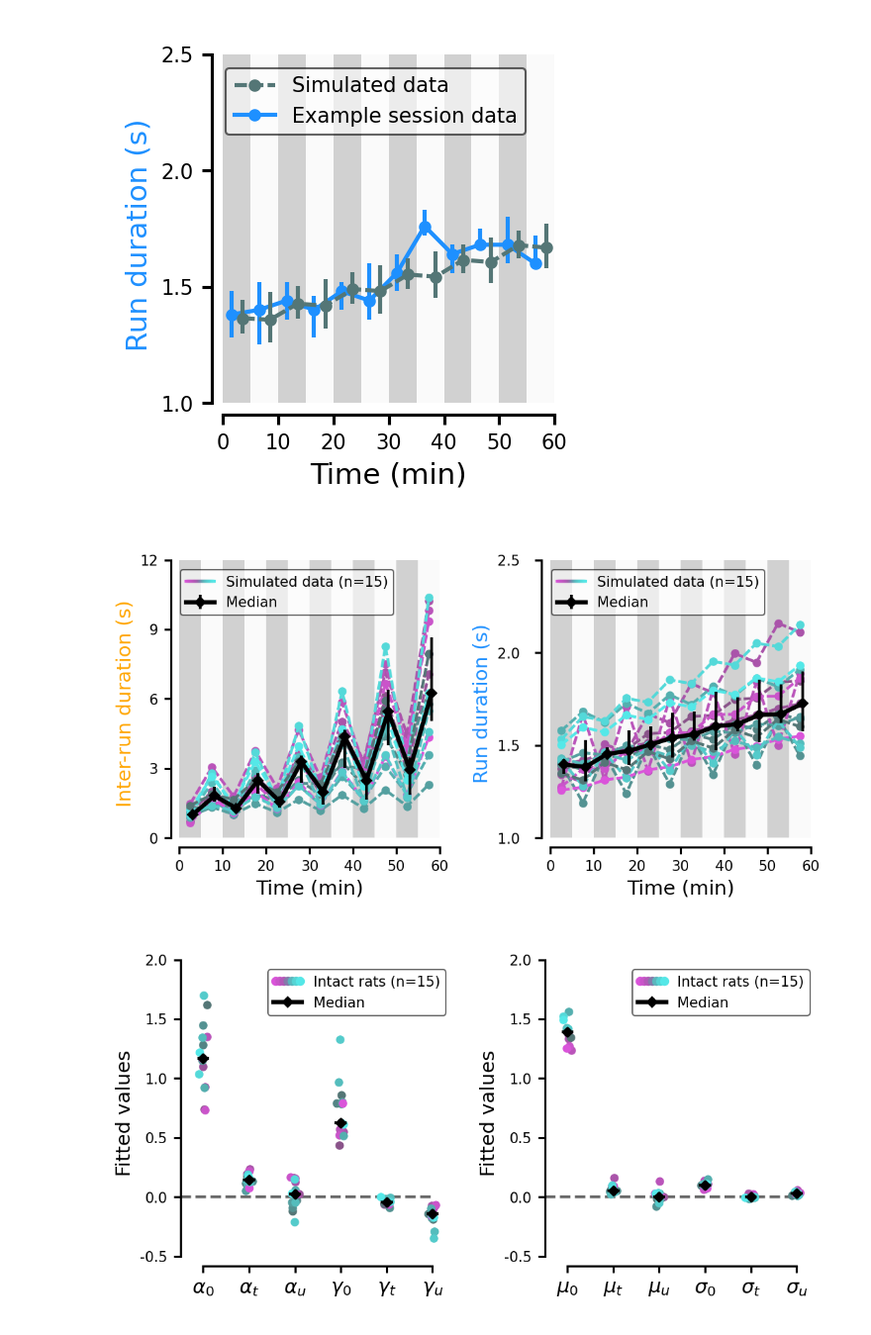
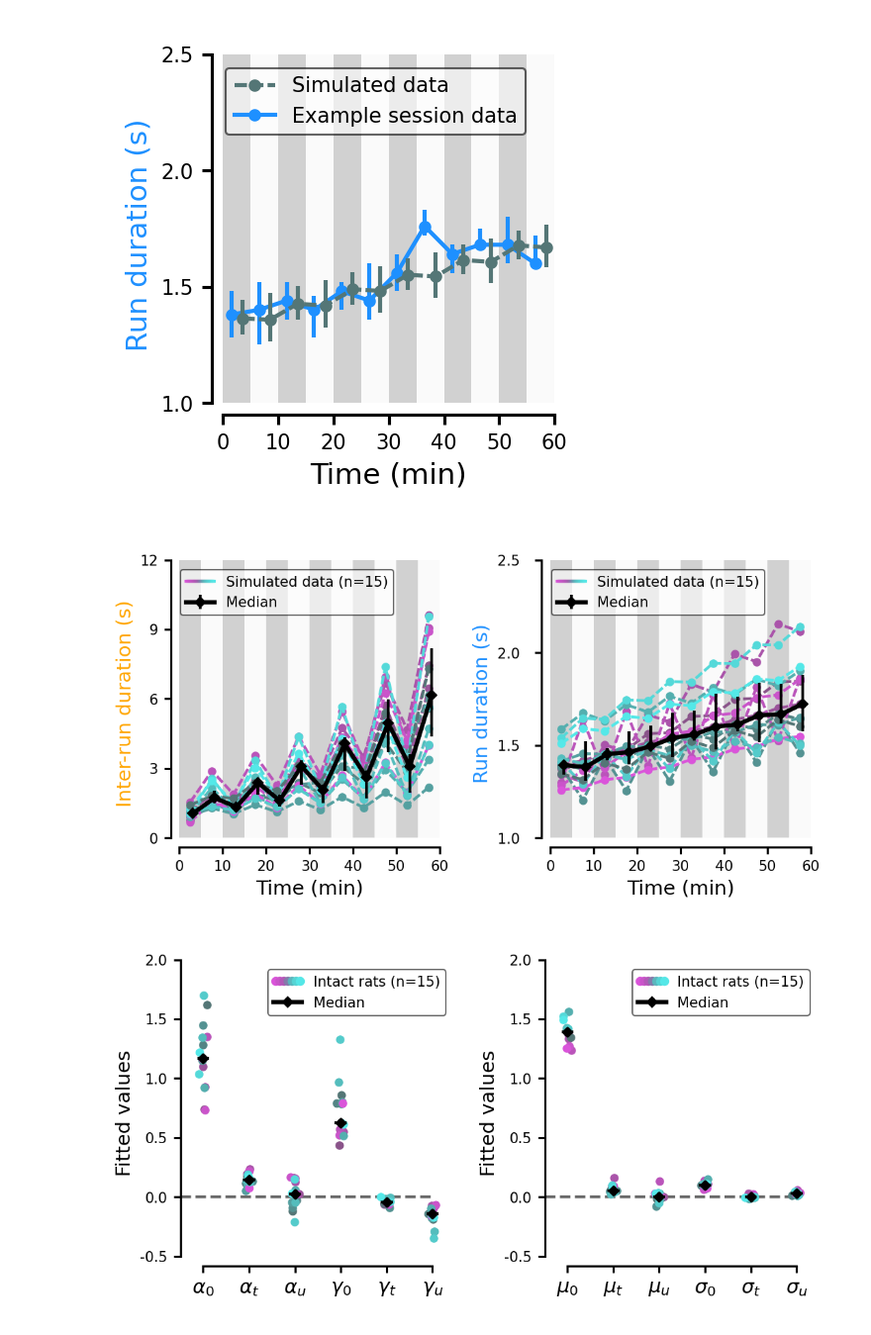
Before and after one commit to HeathenToaster/RunningFastAndSlow, a Jupyter notebook: Figure_2.ipynb, the cells around one changed output. Shown at 99% size. Saved outputs shown, nothing was run; the diff lists cells and outputs as text; code cells hidden in the pictures.

```diff
--- a/Figure_2.ipynb
+++ b/Figure_2.ipynb
@@ -800,24 +747,12 @@ def plot_fits(ax, animal_list, example_rat=example_rat, run_or_interrun='run'):
 
     model_fits = {animal: [] for animal in animal_list}
     for animal in animal_list:
-        PARAM1 = np.zeros((N_bins, N_avg))
-        PARAM2 = np.zeros((N_bins, N_avg))
-        for bin in range(N_bins):
-            for avg in range(N_avg):
-                if run_or_interrun == 'IR':
-                    PARAM1[bin, avg] = alpha_0[animal][cond] + bin * alpha_t[animal][cond] + avg * alpha_u[animal][cond]
-                    PARAM2[bin, avg] = gamma_0[animal][cond] + bin * gamma_t[animal][cond] + avg * gamma_u[animal][cond]
-                elif run_or_interrun == 'R':
-                    PARAM1[bin, avg] = mu_0[animal][cond] + bin * mu_t[animal][cond] + avg * mu_u[animal][cond]
-                    PARAM2[bin, avg] = sigma_0[animal][cond] + bin * sigma_t[animal][cond] + avg * sigma_u[animal][cond]
-
-        param_1 = []
-        param_2 = []
-        for i in range(6):
-            param_1.append(.9*PARAM1[i][0]+0.1*PARAM1[i][1])
-            param_1.append(.9*PARAM1[i][-1]+0.1*PARAM1[i][-2])
-            param_2.append(.9*PARAM2[i][0]+0.1*PARAM2[i][1])
-            param_2.append(.9*PARAM2[i][-1]+0.1*PARAM2[i][-2])
+        if run_or_interrun == 'IR':
+            param_1 = reconstruct_param(alpha_0[animal][cond], alpha_t[animal][cond], alpha_u[animal][cond])
+            param_2 = reconstruct_param(gamma_0[animal][cond], gamma_t[animal][cond], gamma_u[animal][cond])
+        elif run_or_interrun == 'R':
+            param_1 = reconstruct_param(mu_0[animal][cond], mu_t[animal][cond], mu_u[animal][cond])
+            param_2 = reconstruct_param(sigma_0[animal][cond], sigma_t[animal][cond], sigma_u[animal][cond])
 
         simulation_f = generate_idle_time if run_or_interrun == 'IR' else generate_running_time
         simulated_data = [simulation_f(param_1[i], param_2[i], 10000) for i in range(12)]
@@ -828,34 +763,34 @@ def plot_fits(ax, animal_list, example_rat=example_rat, run_or_interrun='run'):
 
     shift = .625
 
     xx = [xi + shift for xi in x]
     yy = [np.median([model_fits[animal][i] for animal in animal_list]) for i in range(len(x))]
 
 
     bot, top = 25, 75
     err = []
     for i in range(len(x)):
         median = np.median([model_fits[animal][i] for animal in animal_list])
         percentile_bot = np.percentile([model_fits[animal][i] for animal in animal_list], bot)
         percentile_top = np.percentile([model_fits[animal][i] for animal in animal_list], top)
         err.append([median - percentile_bot, percentile_top - median])
     err = np.array(err).T
 
     median = ax.errorbar(xx, yy, yerr=err, capsize=0,
                         color='k', marker='D', markersize=2, lw=1.5, elinewidth=1,
                         label=f'Median', zorder=100
                         )
 
     add_colored_intact(ax, handles=[median], type='line',
                     labels=['Median'], text=f'Simulated data (n={len(animal_list)})',
                     loc='upper left', bbox=(.01, .99))
 
 
 fig, (ax, ax1) = plt.subplots(1, 2, figsize=(cm2inch(9), cm2inch(4.5)))
 plot_fits(ax, intact_rats, run_or_interrun='IR')
 plot_fits(ax1, intact_rats, run_or_interrun='R')
 # %% [output]
-[figure, old version]
+[figure, new version]
 # %%
 
 def plot_vars(ax, animal_list, run_or_interrun='run', seed=42):
```
Also changed, not shown: parts of 5 cells of this notebook, 15 other files.
